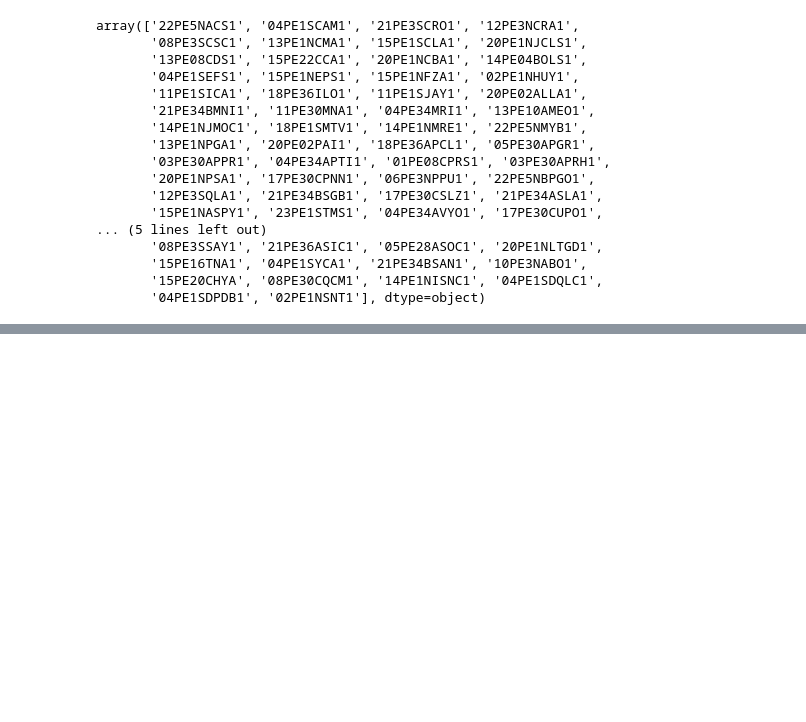
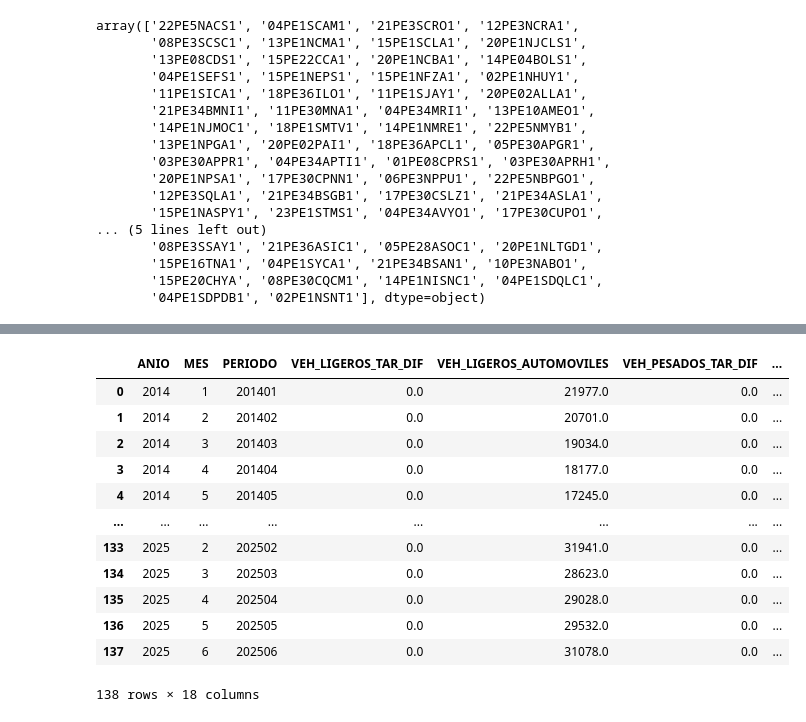
Before and after one commit to jchiroques/MIA_G01_ML_TF_PEAJES, a Jupyter notebook: Notebooks/01_Exploracion.ipynb, the cells around one changed output, grey strips where cells are left out. Saved outputs shown, nothing was run; the diff lists cells and outputs as text; code cells hidden in the pictures; blank space fills up the shorter version.

```diff
--- a/Notebooks/01_Exploracion.ipynb
+++ b/Notebooks/01_Exploracion.ipynb
@@ -147,3 +178,24 @@ array(['22PE5NACS1', '04PE1SCAM1', '21PE3SCRO1', '12PE3NCRA1',
+# %%
+data_grp = data_row[['VEH_LIGEROS_TAR_DIF', 'VEH_LIGEROS_AUTOMOVILES', 'VEH_PESADOS_TAR_DIF',
+       'VEH_PESADOS__2E', 'VEH_PESADOS_3E', 'VEH_PESADOS_4E', 'VEH_PESADOS_5E',
+       'VEH_PESADOS_6E', 'VEH_PESADOS_7E', 'VEH_LIGEROS_TOTAL',
+       'VEH_LIGEROS_IMD', 'VEH_PESADOS_TOTAL', 'VEH_PESADOS_IMD', 'VEH_TOTAL',
+       'VEH_IMD', 'ANIO', 'MES', 'PERIODO']].groupby(by = ['ANIO', 'MES', 'PERIODO'], as_index=False ).median()
+data_grp
+# %% [output]
+|  | ANIO | MES | PERIODO | VEH_LIGEROS_TAR_DIF | VEH_LIGEROS_AUTOMOVILES | VEH_PESADOS_TAR_DIF | ... |
+| 0 | 2014 | 1 | 201401 | 0.0 | 21977.0 | 0.0 | ... |
+| 1 | 2014 | 2 | 201402 | 0.0 | 20701.0 | 0.0 | ... |
+| 2 | 2014 | 3 | 201403 | 0.0 | 19034.0 | 0.0 | ... |
+| 3 | 2014 | 4 | 201404 | 0.0 | 18177.0 | 0.0 | ... |
+| 4 | 2014 | 5 | 201405 | 0.0 | 17245.0 | 0.0 | ... |
+| ... | ... | ... | ... | ... | ... | ... | ... |
+| 133 | 2025 | 2 | 202502 | 0.0 | 31941.0 | 0.0 | ... |
+| 134 | 2025 | 3 | 202503 | 0.0 | 28623.0 | 0.0 | ... |
+| 135 | 2025 | 4 | 202504 | 0.0 | 29028.0 | 0.0 | ... |
+| 136 | 2025 | 5 | 202505 | 0.0 | 29532.0 | 0.0 | ... |
+| 137 | 2025 | 6 | 202506 | 0.0 | 31078.0 | 0.0 | ... |
+138 rows × 18 columns
 # %%
 import warnings
 import matplotlib.pyplot as plt
```
Also changed, not shown: parts of 6 cells of this notebook, 4 other files.
